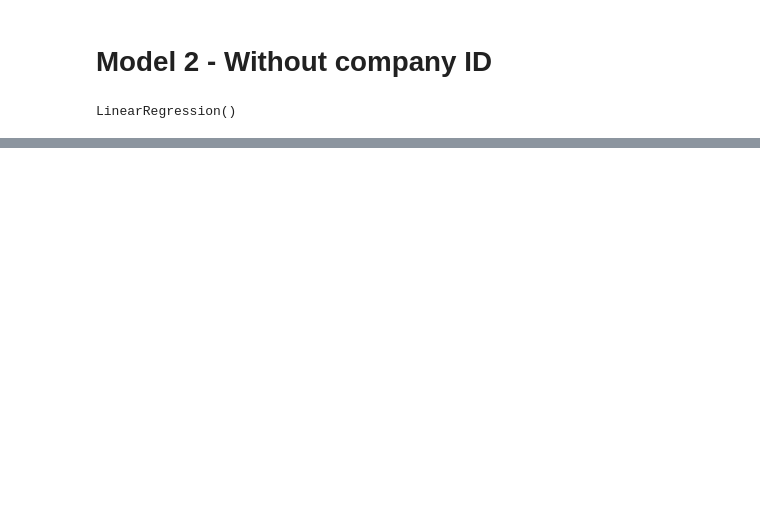
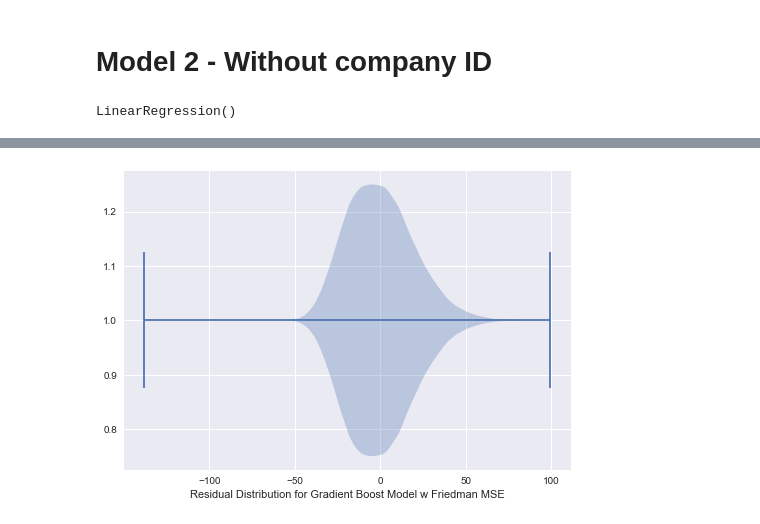
Before and after one commit to kiranbanger/data_science_machine_learning_projects, a Jupyter notebook: Salary_Predictions/SalaryPrediction_1.ipynb, the cells around one changed output, grey strips where cells are left out. Saved outputs shown, nothing was run; the diff lists cells and outputs as text; code cells hidden in the pictures; blank space fills up the shorter version.

```diff
--- a/Salary_Predictions/SalaryPrediction_1.ipynb
+++ b/Salary_Predictions/SalaryPrediction_1.ipynb
@@ -588,0 +617,3 @@ plt.show()
+# %%
+gbm2 = GradientBoostingRegressor()
+# use default learning rate of 0.1 and 100 estimators, least squares loss function
@@ -588,0 +624,2 @@ plt.show()
+# %%
+predictions4 = gbm2.predict(x_test)
@@ -588,0 +634,9 @@ plt.show()
+# %%
+residuals4 = np.array(y_test).ravel() - predictions4
+#plot residuals
+fig, ax = plt.subplots()
+ax.violinplot(residuals4, vert = False)
+ax.set_xlabel('Residual Distribution for Gradient Boost Model w Friedman MSE')
+plt.show()
+# %% [output]
+[figure, added]
```
Also changed, not shown: parts of 49 cells of this notebook.
